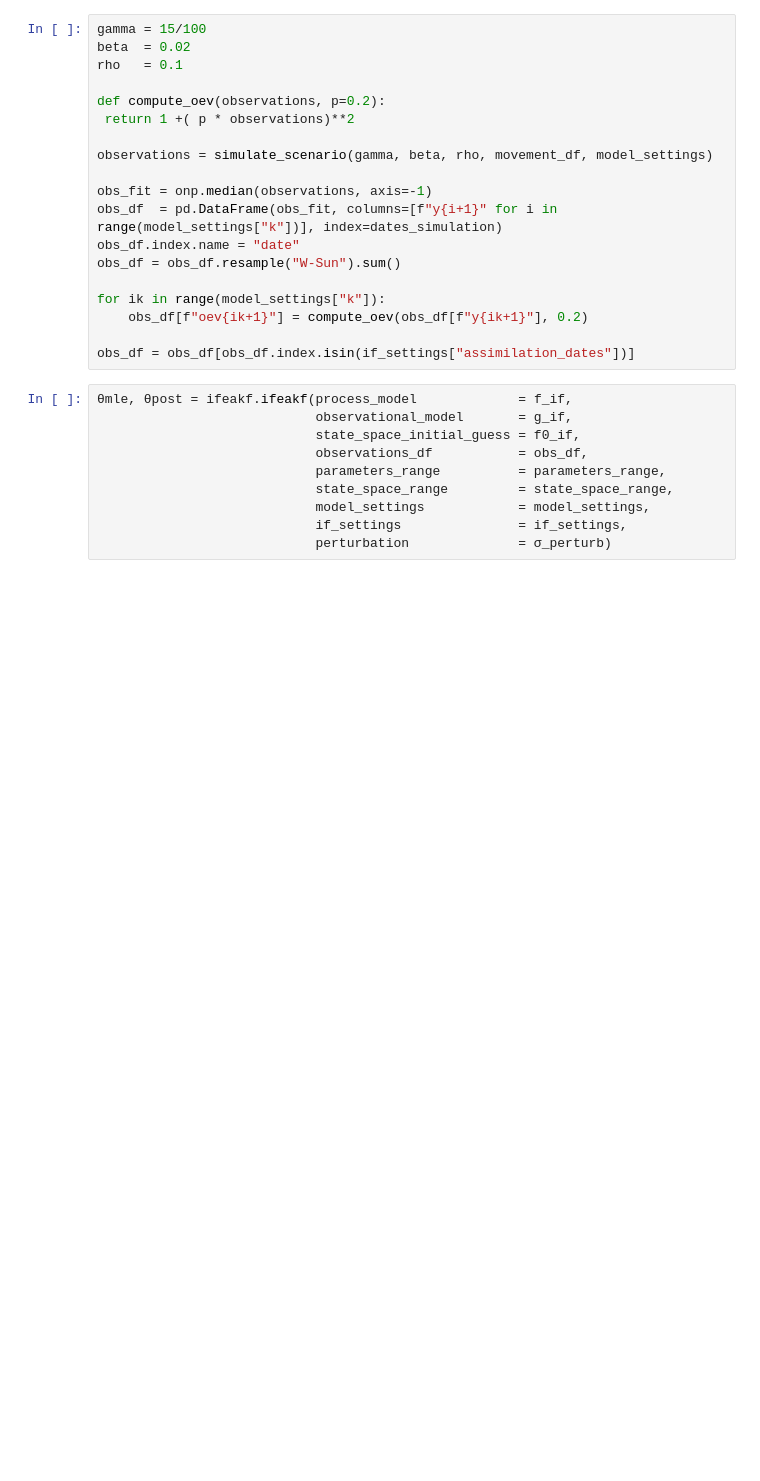
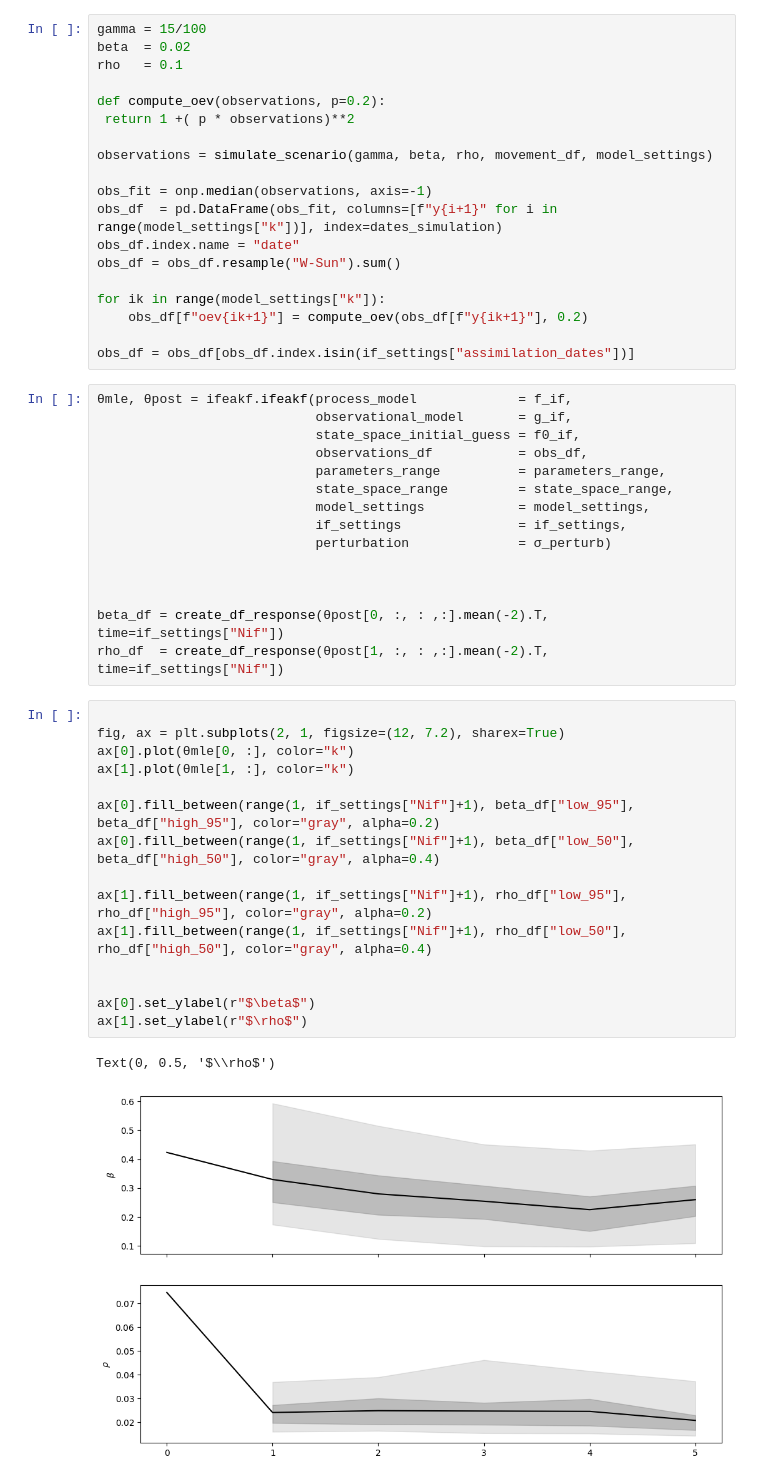
Before and after one commit to ChaosDonkey06/AMR_ABM2, a Jupyter notebook: synthetic_infereces.ipynb, the cells around one changed output. Drawn from its saved outputs; the diff is of its cells as text; blank space fills up the shorter version.

```diff
--- a/synthetic_infereces.ipynb
+++ b/synthetic_infereces.ipynb
@@ -275,3 +276,26 @@ obs_df = obs_df[obs_df.index.isin(if_settings["assimilation_dates"])]
                             model_settings            = model_settings,
                             if_settings               = if_settings,
                             perturbation              = σ_perturb)
+
+
+
+beta_df = create_df_response(θpost[0, :, : ,:].mean(-2).T, time=if_settings["Nif"])
+rho_df  = create_df_response(θpost[1, :, : ,:].mean(-2).T, time=if_settings["Nif"])
+# %%
+
+fig, ax = plt.subplots(2, 1, figsize=(12, 7.2), sharex=True)
+ax[0].plot(θmle[0, :], color="k")
+ax[1].plot(θmle[1, :], color="k")
+
+ax[0].fill_between(range(1, if_settings["Nif"]+1), beta_df["low_95"], beta_df["high_95"], color="gray", alpha=0.2)
+ax[0].fill_between(range(1, if_settings["Nif"]+1), beta_df["low_50"], beta_df["high_50"], color="gray", alpha=0.4)
+
+ax[1].fill_between(range(1, if_settings["Nif"]+1), rho_df["low_95"], rho_df["high_95"], color="gray", alpha=0.2)
+ax[1].fill_between(range(1, if_settings["Nif"]+1), rho_df["low_50"], rho_df["high_50"], color="gray", alpha=0.4)
+
+
+ax[0].set_ylabel(r"$\beta$")
+ax[1].set_ylabel(r"$\rho$")
+# %% [output]
+Text(0, 0.5, '$\\rho$')
+[figure, added]
```
Also changed, not shown: parts of 1 cell of this notebook.
